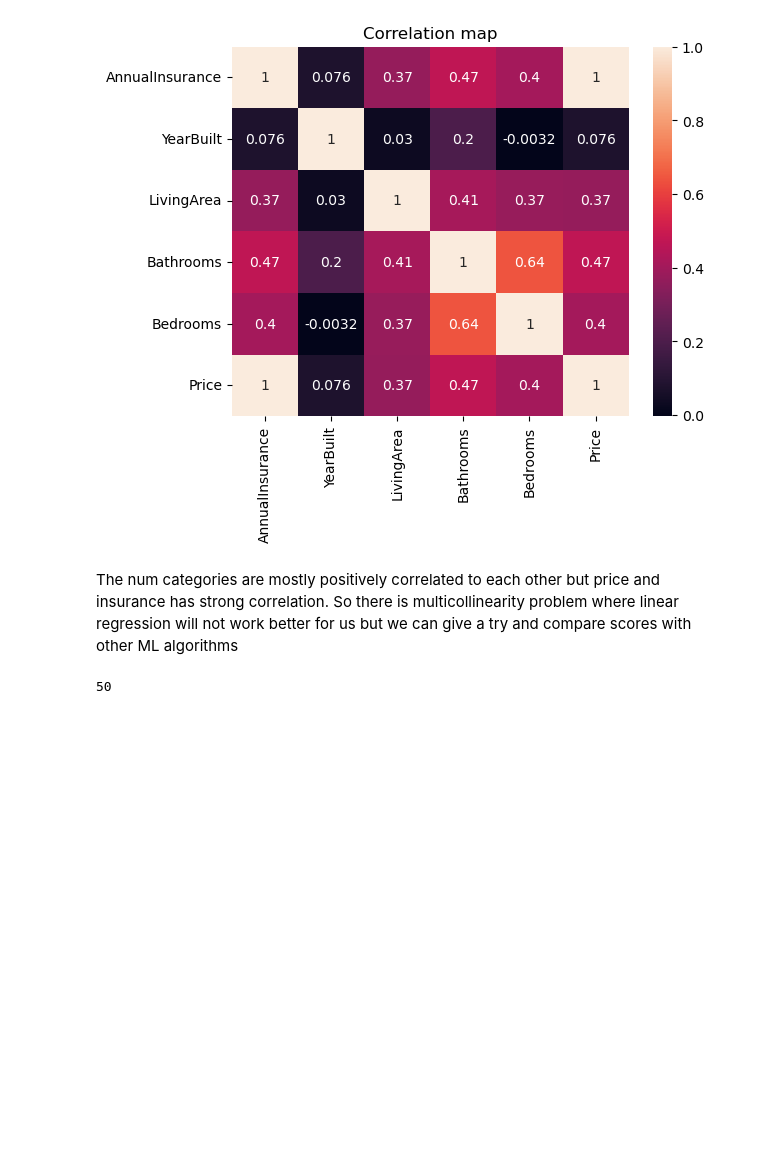
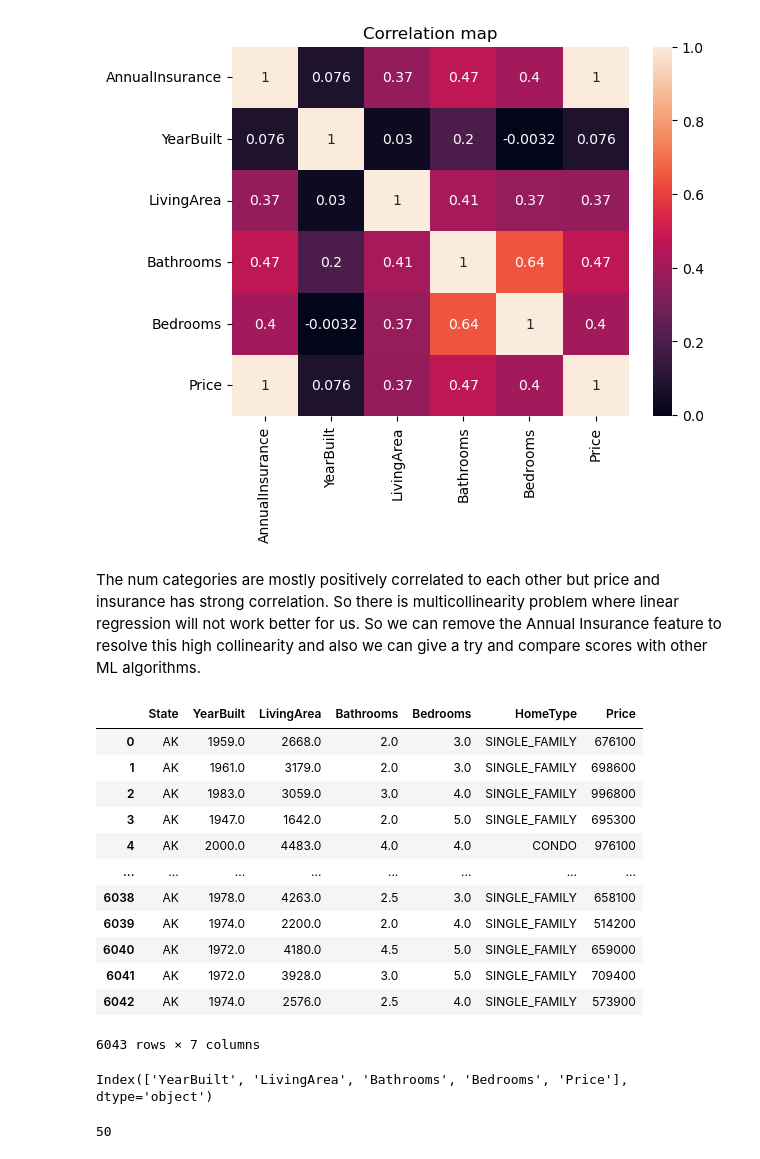
Before and after one commit to jyothiprasanthdr/House-Price-Prediction-App, a Jupyter notebook: House Price Prediction Model.ipynb, the cells around one changed output. Drawn from its saved outputs; the diff is of its cells as text; code cells hidden in the pictures; blank space fills up the shorter version.

```diff
--- a/House Price Prediction Model.ipynb
+++ b/House Price Prediction Model.ipynb
@@ -307,4 +307,4 @@ plt.show()
 # %% [output]
 [figure]
 # %% [markdown]
-The num categories are mostly positively correlated to each other but price and insurance has strong correlation. So there is multicollinearity problem where linear regression will not work better for us but we can give a try and compare scores with other ML algorithms
+The num categories are mostly positively correlated to each other but price and insurance has strong correlation. So there is multicollinearity problem where linear regression will not work better for us. So we can remove the Annual Insurance feature to resolve this high collinearity and also we can give a try and compare scores with other ML algorithms.
@@ -311,3 +313,24 @@ The num categories are mostly positively correlated to each other but price and
+# %%
+df
+# %% [output]
+|  | State | YearBuilt | LivingArea | Bathrooms | Bedrooms | HomeType | Price |
+| 0 | AK | 1959.0 | 2668.0 | 2.0 | 3.0 | SINGLE_FAMILY | 676100 |
+| 1 | AK | 1961.0 | 3179.0 | 2.0 | 3.0 | SINGLE_FAMILY | 698600 |
+| 2 | AK | 1983.0 | 3059.0 | 3.0 | 4.0 | SINGLE_FAMILY | 996800 |
+| 3 | AK | 1947.0 | 1642.0 | 2.0 | 5.0 | SINGLE_FAMILY | 695300 |
+| 4 | AK | 2000.0 | 4483.0 | 4.0 | 4.0 | CONDO | 976100 |
+| ... | ... | ... | ... | ... | ... | ... | ... |
+| 6038 | AK | 1978.0 | 4263.0 | 2.5 | 3.0 | SINGLE_FAMILY | 658100 |
+| 6039 | AK | 1974.0 | 2200.0 | 2.0 | 4.0 | SINGLE_FAMILY | 514200 |
+| 6040 | AK | 1972.0 | 4180.0 | 4.5 | 5.0 | SINGLE_FAMILY | 659000 |
+| 6041 | AK | 1972.0 | 3928.0 | 3.0 | 5.0 | SINGLE_FAMILY | 709400 |
+| 6042 | AK | 1974.0 | 2576.0 | 2.5 | 4.0 | SINGLE_FAMILY | 573900 |
+6043 rows × 7 columns
+# %%
+Num_categories = df.columns[df.dtypes!='O']
+print(Num_categories)
+# %% [output]
+Index(['YearBuilt', 'LivingArea', 'Bathrooms', 'Bedrooms', 'Price'], dtype='object')
 # %%
 #Lets encode the categorical values
 
```
Also changed, not shown: parts of 24 cells of this notebook, 8 other files.
